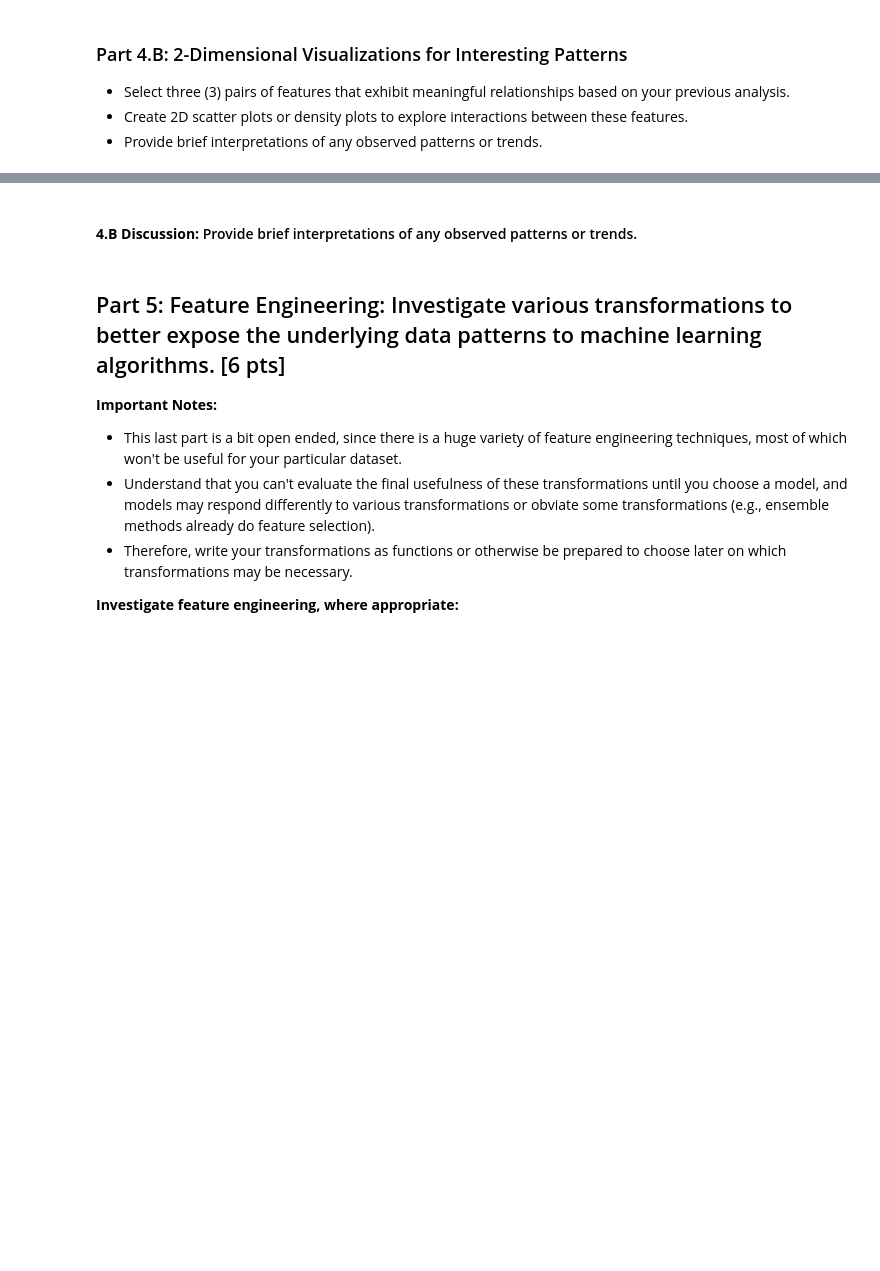
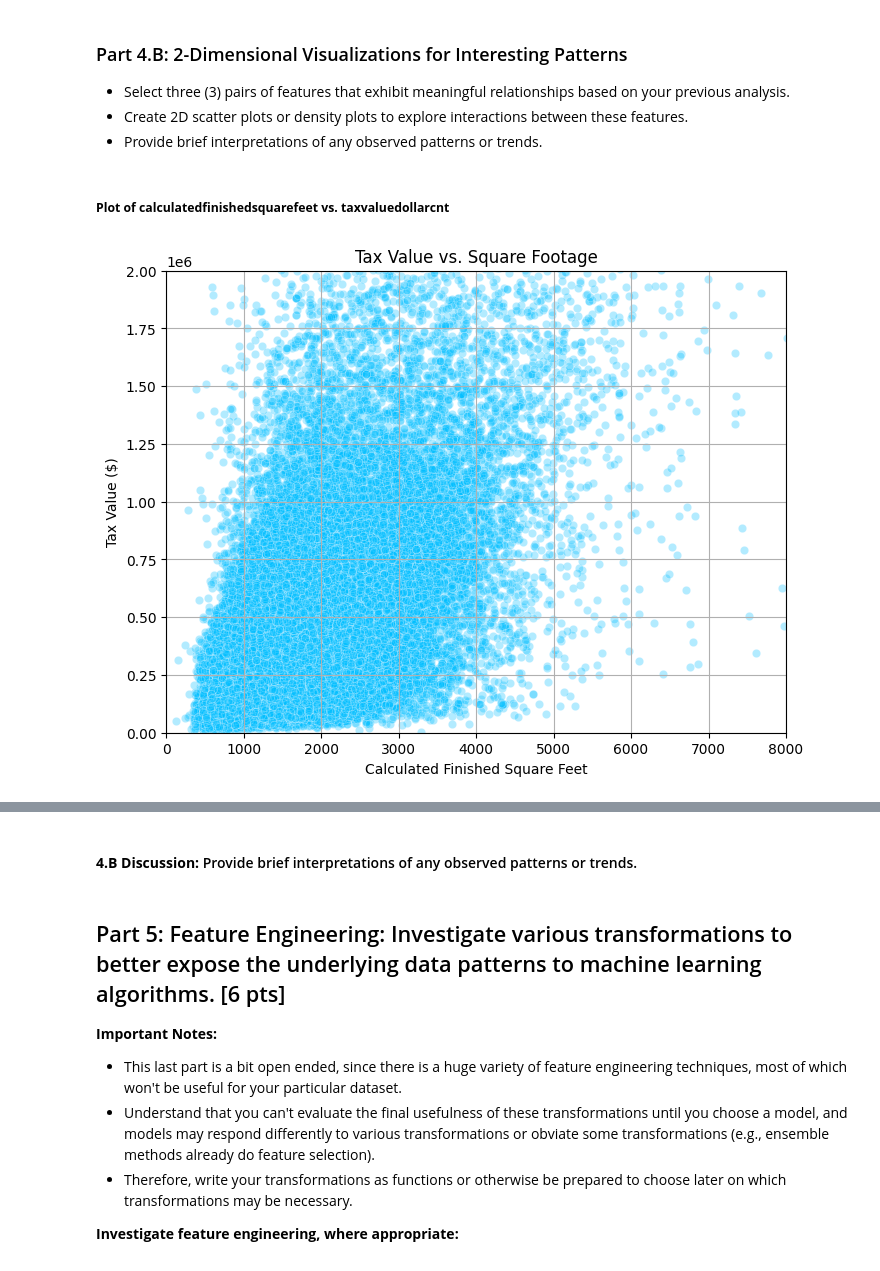
Before and after one commit to JakeOrionBU/mod3-milestone-1-grp-9, a Jupyter notebook: Milestone_01.ipynb, the cells around one changed output, grey strips where cells are left out. Cells and saved outputs as stored; diff of their text form; code cells hidden in the pictures; blank space fills up the shorter version.

```diff
--- a/Milestone_01.ipynb
+++ b/Milestone_01.ipynb
@@ -646,3 +850,22 @@ Pay particular attention to especially interesting and/or strongly correlated fe
    - Select three (3) pairs of features that exhibit meaningful relationships based on your previous analysis.
    - Create 2D scatter plots or density plots to explore interactions between these features.
    - Provide brief interpretations of any observed patterns or trends.
+# %% [markdown]
+##### **Plot of calculatedfinishedsquarefeet vs. taxvaluedollarcnt**
+# %%
+plt.figure(figsize=(8,6))
+sns.scatterplot(
+    x = df_final['calculatedfinishedsquarefeet'],
+    y = df_final['taxvaluedollarcnt'],
+    alpha = 0.3,
+    color='deepskyblue'
+)
+plt.title('Tax Value vs. Square Footage')
+plt.xlabel('Calculated Finished Square Feet')
+plt.ylabel('Tax Value ($)')
+plt.xlim(0, 8000)
+plt.ylim(0, 2000000)
+plt.grid(True)
+plt.show()
+# %% [output]
+[figure, added]
```
Also changed, not shown: parts of 35 cells of this notebook.
